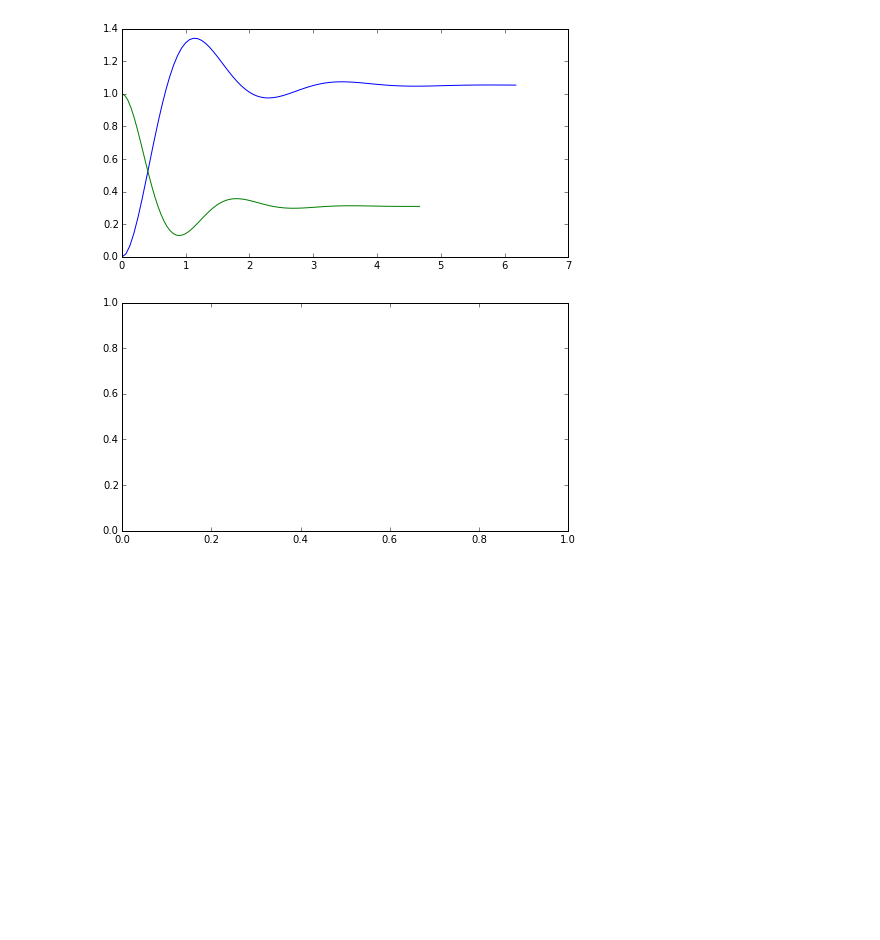
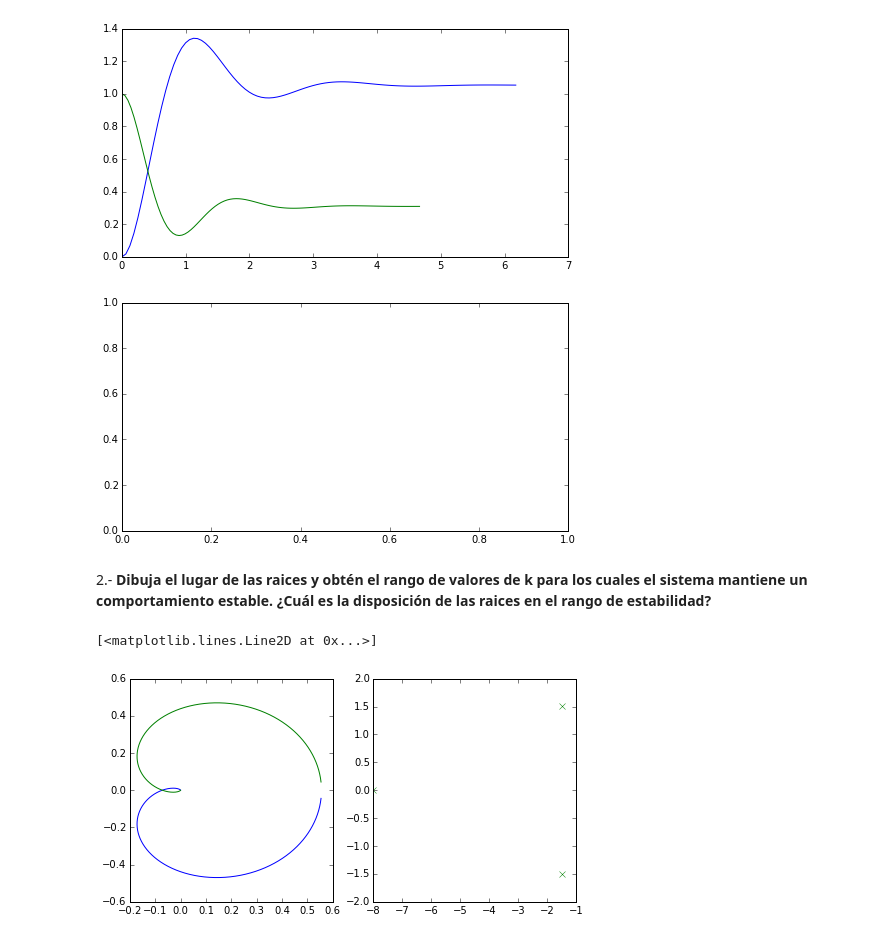
Before and after one commit to estevaofv/apuntes_automatica_II, a Jupyter notebook: practica_03.ipynb, the cells around one changed output. Drawn from its saved outputs; the diff is of its cells as text; code cells hidden in the pictures; blank space fills up the shorter version.

Commit message:
Añadidos pequeños cambios y arreglo de bugs
Aunque también puede que haya cometido alguno que otro error

```diff
--- a/practica_03.ipynb
+++ b/practica_03.ipynb
@@ -108,7 +20,7 @@ Dado el siguiente sistema de control:
 # %%
 k = ([2],[1])
 planta = ([10],[2, 6, 9])
-Sensor = signal.lti([4],[1,8])
+sensor = signal.lti([4],[1,8])
 lazo_directo = series(k,planta)
 TLC = feedback(lazo_directo,sensor)
 TLA = series(lazo_directo,sensor)
@@ -125,3 +37,25 @@ print(y2[-1]) #Aqui hay algo que no cuerda
 1.05339098733
 0.309677254565
 [figure]
+# %% [markdown]
+2.- **Dibuja el lugar de las raices y obtén el rango de valores de k para los cuales el sistema mantiene un comportamiento estable. ¿Cuál es la disposición de las raices en el rango de estabilidad?**
+# %%
+#x=np.arange(0,2000,1)
+#ex=np.exp(x)
+#for a in np.arange(0,100):
+k=([1],[1])
+lazo_directo = series(k,planta)
+  #  TLC = feedback(lazo_directo,sensor)
+TLA = series(lazo_directo,sensor)
+   # err = error(plant=lazo_directo)
+#    plt.plot(TLA.zeros.real, TLA.zeros.imag, 'o')
+#    plt.plot(TLA.poles.real, TLA.poles.imag, 'x')
+w, H = signal.freqresp(TLA)
+fig, (ax1, ax2) = plt.subplots(1, 2, figsize=(8, 4))
+ax1.plot(H.real, H.imag)
+ax1.plot(H.real, -H.imag)
+ax2.plot(TLA.zeros.real, TLA.zeros.imag, 'o')
+ax2.plot(TLA.poles.real, TLA.poles.imag, 'x')
+# %% [output]
+[<matplotlib.lines.Line2D at 0x...>]
+[figure, added]
```
Also changed, not shown: parts of 3 cells of this notebook, 5 other files.
